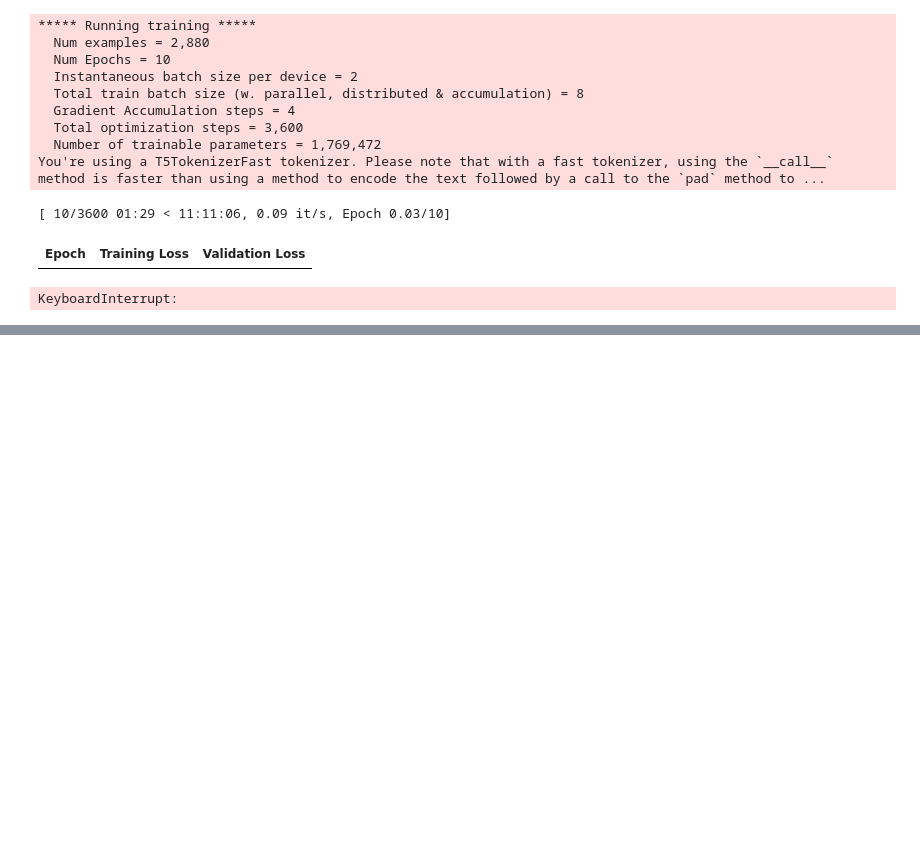
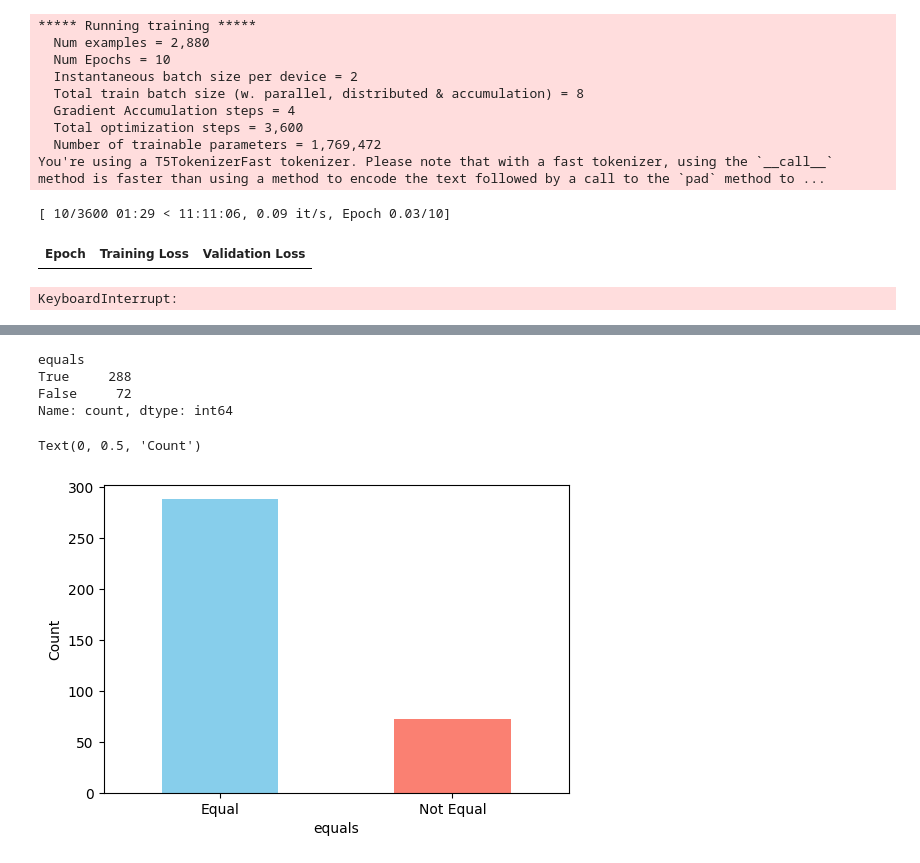
Before and after one commit to Mariogarber/PLN-Project, a Jupyter notebook: finetunning_v4.ipynb, the cells around one changed output, grey strips where cells are left out. Cells and saved outputs as stored; diff of their text form; code cells hidden in the pictures; blank space fills up the shorter version.

```diff
--- a/finetunning_v4.ipynb
+++ b/finetunning_v4.ipynb
@@ -156,3 +156,9 @@ You're using a T5TokenizerFast tokenizer. Please note that with a fast tokenizer
 [ 10/3600 01:29 < 11:11:06, 0.09 it/s, Epoch 0.03/10]
 | Epoch | Training Loss | Validation Loss |
 KeyboardInterrupt:
+# %%
+import pandas as pd
+
+results = pd.read_csv("modelos/finetune_v2_1/test_results_batch.csv")
+
+results
@@ -158,0 +179,23 @@ KeyboardInterrupt:
+# %%
+results_modified = results.copy()
+
+results_modified['toxic'] = results_modified['toxic'].apply(lambda x: x.replace("detoxify_keep_meaning: ", "").strip())
+
+results_modified['equals'] = results_modified.apply(lambda row: row['toxic'].lower() == row['predicted_neutral'].lower(), axis=1)
+
+results_modified['equals'].value_counts()
+# %% [output]
+equals
+True     288
+False     72
+Name: count, dtype: int64
+# %%
+import matplotlib.pyplot as plt
+
+plt.figure(figsize=(6,4))
+results_modified['equals'].value_counts().plot(kind='bar', color=['skyblue', 'salmon'])
+plt.xticks(ticks=[0, 1], labels=['Equal', 'Not Equal'], rotation=0)
+plt.ylabel('Count')
+# %% [output]
+Text(0, 0.5, 'Count')
+[figure, added]
```
Also changed, not shown: parts of 3 cells of this notebook, 7 other files.
